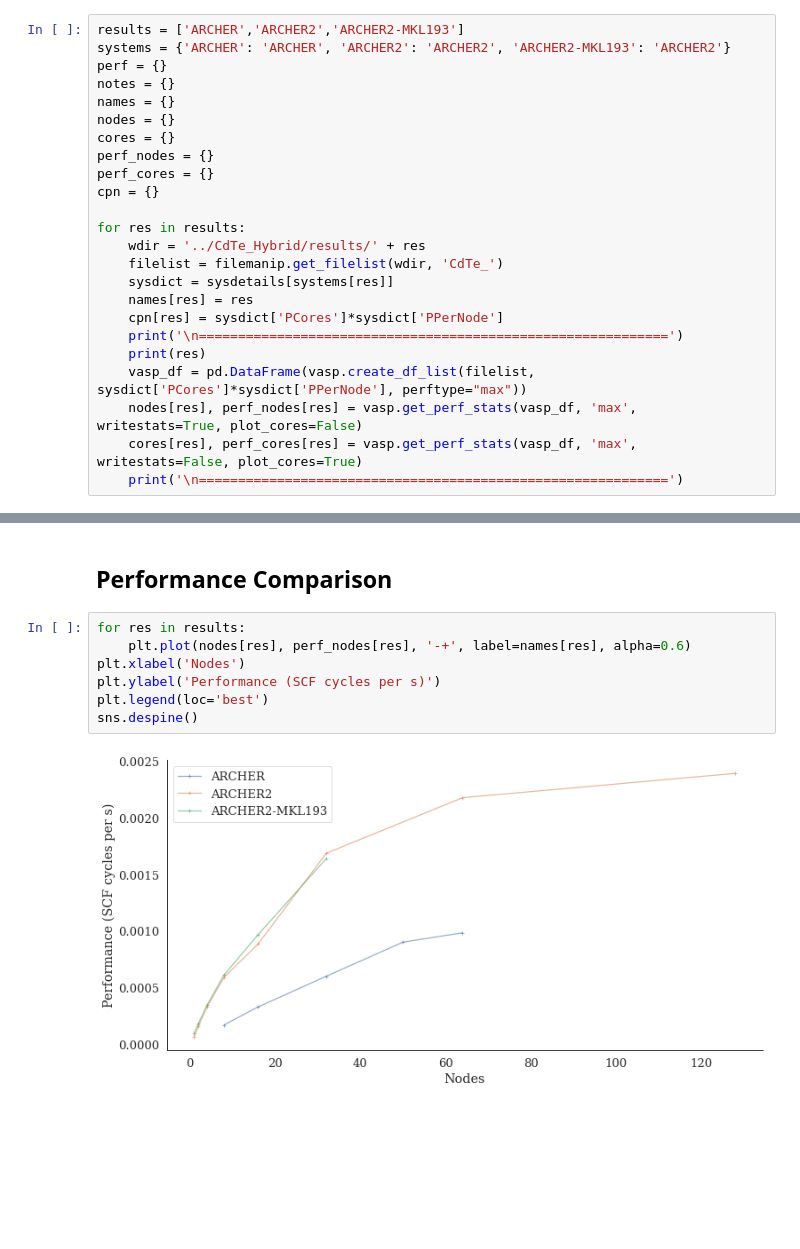
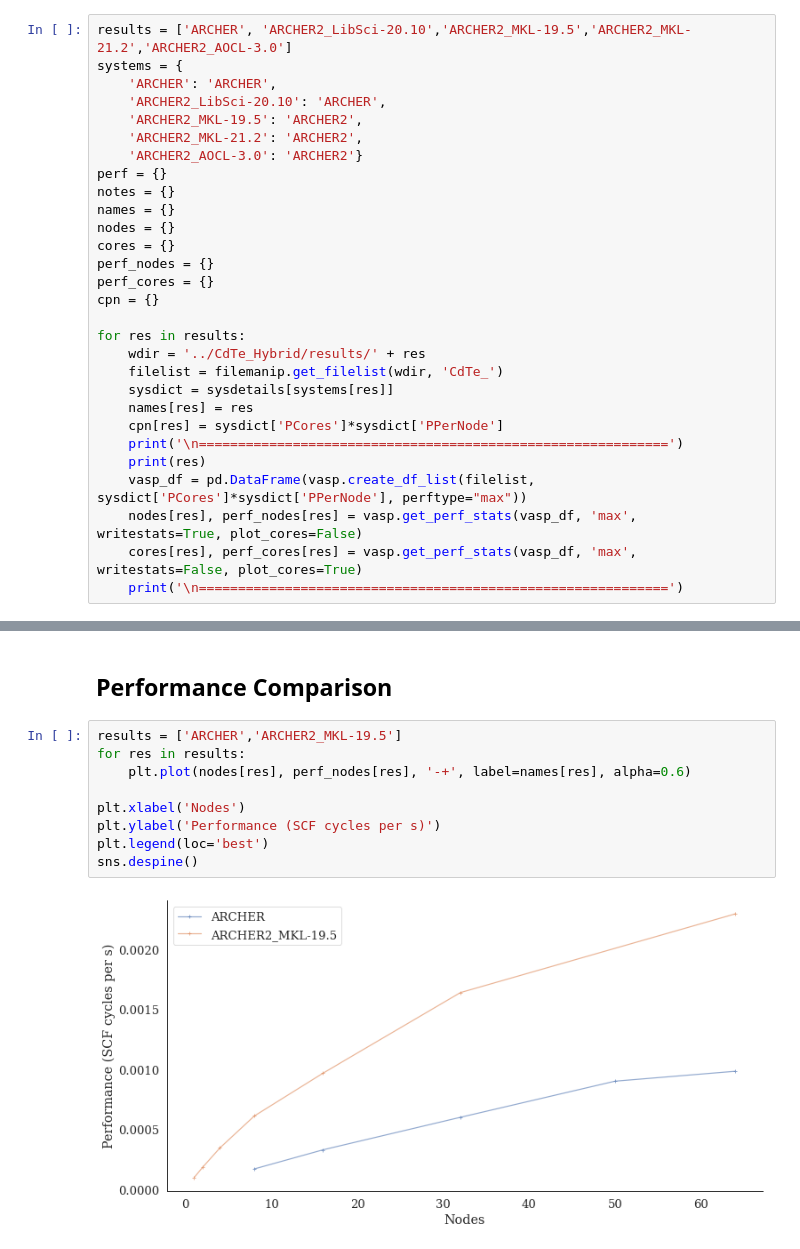
Before and after one commit to hpc-uk/archer-benchmarks, a Jupyter notebook: others/VASP/analysis/VASP_CdTe_perf_analysis.ipynb, the cells around one changed output, grey strips where cells are left out. Saved outputs shown, nothing was run; the diff lists cells and outputs as text; blank space fills up the shorter version.

```diff
--- a/others/VASP/analysis/VASP_CdTe_perf_analysis.ipynb
+++ b/others/VASP/analysis/VASP_CdTe_perf_analysis.ipynb
@@ -30,8 +37,13 @@ sysdetails = sysinfo.getdetails('../../../systems.yaml')
 # %% [markdown]
 ## Process data
 # %%
-results = ['ARCHER','ARCHER2','ARCHER2-MKL193']
-systems = {'ARCHER': 'ARCHER', 'ARCHER2': 'ARCHER2', 'ARCHER2-MKL193': 'ARCHER2'}
+results = ['ARCHER', 'ARCHER2_LibSci-20.10','ARCHER2_MKL-19.5','ARCHER2_MKL-21.2','ARCHER2_AOCL-3.0']
+systems = {
+    'ARCHER': 'ARCHER',
+    'ARCHER2_LibSci-20.10': 'ARCHER',
+    'ARCHER2_MKL-19.5': 'ARCHER2',
+    'ARCHER2_MKL-21.2': 'ARCHER2',
+    'ARCHER2_AOCL-3.0': 'ARCHER2'}
 perf = {}
 notes = {}
 names = {}
@@ -74,14 +86,16 @@ Nodes Processes Threads NPAR KPAR
 # %% [markdown]
 ## Performance Comparison
 # %%
+results = ['ARCHER','ARCHER2_MKL-19.5']
 for res in results:
     plt.plot(nodes[res], perf_nodes[res], '-+', label=names[res], alpha=0.6)
+
 plt.xlabel('Nodes')
 plt.ylabel('Performance (SCF cycles per s)')
 plt.legend(loc='best')
 sns.despine()
 # %% [output]
-[figure, old version]
+[figure, new version]
 # %%
 for res in results:
     plt.plot(cores[res], perf_cores[res], '-+', label=names[res], alpha=0.6)
```
Also changed, not shown: parts of 9 cells of this notebook, 3 other files.
